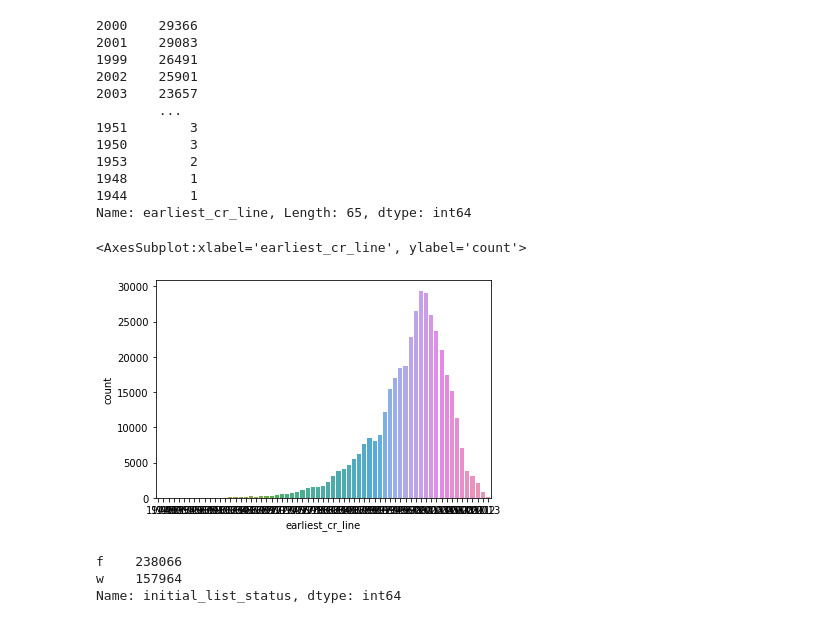
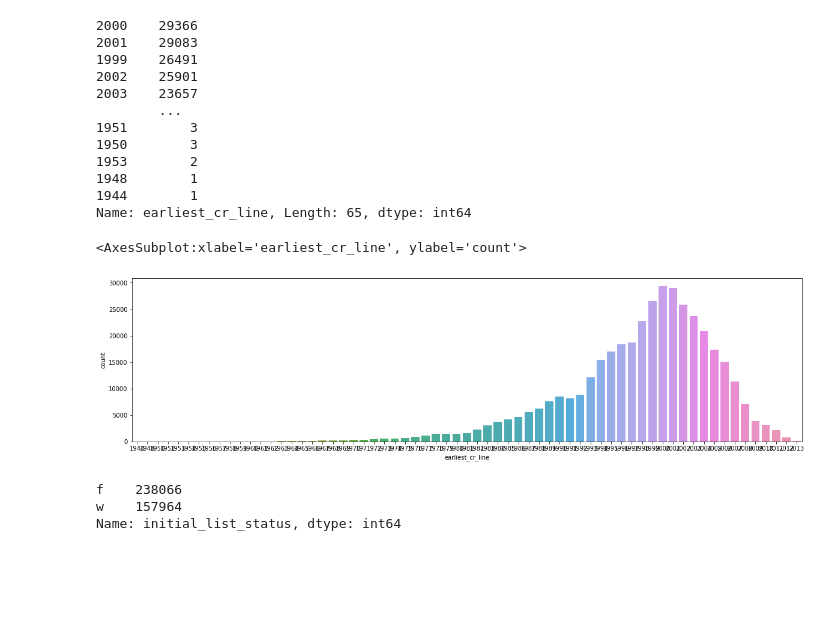
Before and after one commit to Sam-Power/031_dl_loan_status, a Jupyter notebook: 031_dl_loan_status.ipynb, the cells around one changed output. Saved outputs shown, nothing was run; the diff lists cells and outputs as text; code cells hidden in the pictures; blank space fills up the shorter version.

```diff
--- a/031_dl_loan_status.ipynb
+++ b/031_dl_loan_status.ipynb
@@ -499,5 +490,3 @@ Verified           139563
 Source Verified    131385
 Not Verified       125082
 Name: verification_status, dtype: int64
-# %%
-df[['issue_d_month', 'issue_d_year']] = df['issue_d'].str.split('-', 1, expand = True)
@@ -518,3 +492,0 @@ df[['issue_d_month', 'issue_d_year']] = df['issue_d'].str.split('-', 1, expand =
-# %%
-df['issue_d_year'] = df['issue_d_year'].astype('int')
-df['issue_d_year'].value_counts(dropna=False)
@@ -549,5 +492,0 @@ Name: issue_d_month, dtype: int64
-# %%
-#COnvert month str to digits
-from time import strptime
-#strptime('Feb','%b').tm_mon
-df['issue_d_month'] = df['issue_d_month'].apply(lambda x : strptime(x,'%b').tm_mon)
@@ -639,10 +564,11 @@ df['earliest_cr_line'].value_counts(dropna=False) #i will keep only year.
 1944        1
 Name: earliest_cr_line, Length: 65, dtype: int64
 # %%
+plt.figure(figsize=(20,5))
 sns.countplot(df['earliest_cr_line']) # may be i can group later on.
 # %% [output]
 <AxesSubplot:xlabel='earliest_cr_line', ylabel='count'>
-[figure, old version]
+[figure, new version]
 # %%
 df['initial_list_status'].value_counts(dropna=False) # get dummies, drop first
 # %% [output]
```
Also changed, not shown: parts of 76 cells of this notebook.
